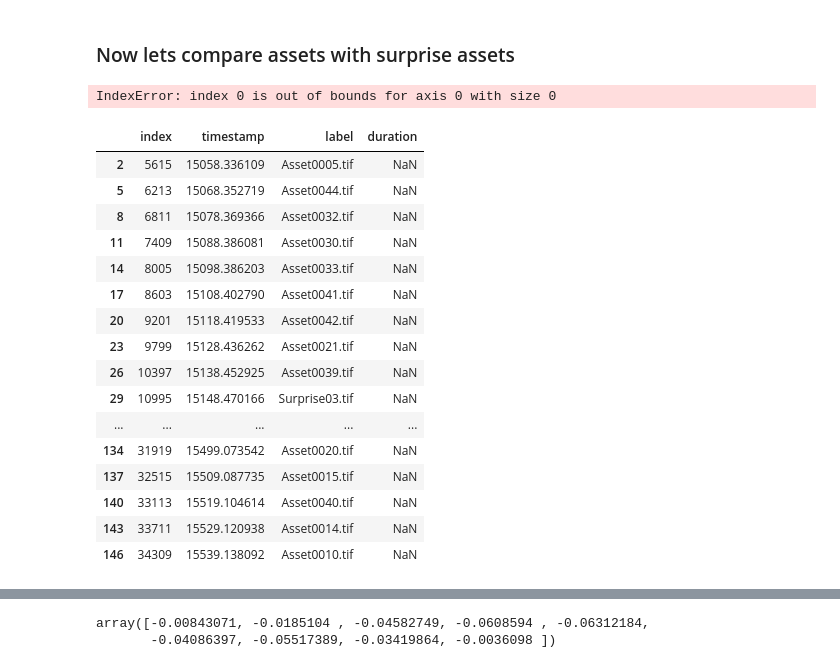
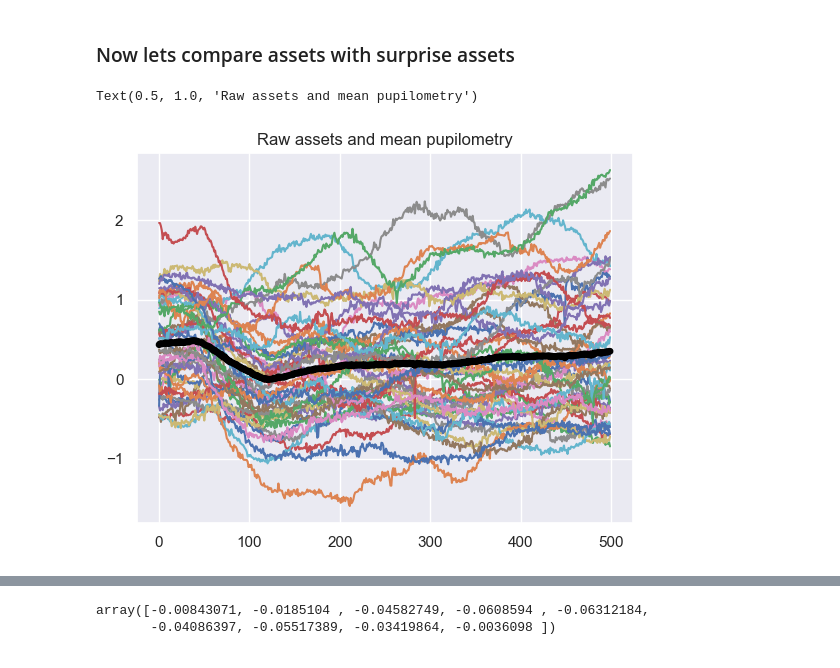
Before and after one commit to Rockyneuron/pupil_labs_analysis, a Jupyter notebook: analysis/pupillometry_analysis.ipynb, the cells around one changed output, grey strips where cells are left out. Cells and saved outputs as stored; diff of their text form; code cells hidden in the pictures.

Commit message:
[st] preliminary surprise for one eye

```diff
--- a/analysis/pupillometry_analysis.ipynb
+++ b/analysis/pupillometry_analysis.ipynb
@@ -322,0 +318,3 @@ event_annotations
+# %%
+for im in event_annotations.values.flatten():
+    print(im)
@@ -327,9 +343,8 @@ event_annotations
 event_annotations=annotations_pd.loc[filter_assets,['label']]
 pupil_events_matrix=np.zeros([pupil_left_eye.shape[0],len(event_annotations)])
 
-for num,im in enumerate(event_annotations):
-    initial_anotation,end_anotation=cm.extract_annotations_timestamps(im,'label',annotations_pd[filter_assets])
-
+for num,im in enumerate(event_annotations.values.flatten()):
+    initial_anotation,end_anotation=cm.extract_annotations_timestamps(im,'label',annotations_pd)
     segmented_df=cm.filter_rows_by_temporal_values(
         dataframe=pupil_left_eye,
         time_column='pupil_timestamp',
@@ -338,25 +353,27 @@ for num,im in enumerate(event_annotations):
         )
 
     pupil_events_matrix[0:len(segmented_df),num]=segmented_df['diameter_3d']
+
+#Now extract matrix with suprise assets
+surprise_annotations=annotations_pd.loc[filter_events_surprise,['label']]
+pupil_surprise_matrix=np.zeros([pupil_left_eye.shape[0],len(surprise_annotations)])
+
+for num,im in enumerate(surprise_annotations.values.flatten()):
+    initial_anotation,end_anotation=cm.extract_annotations_timestamps(im,'label',annotations_pd)
+    segmented_df=cm.filter_rows_by_temporal_values(
+        dataframe=pupil_left_eye,
+        time_column='pupil_timestamp',
+        ini_value=initial_anotation['timestamp'].values[0],
+        end_value=end_anotation['timestamp'].values[0]
+        )
+
+    pupil_surprise_matrix[0:len(segmented_df),num]=segmented_df['diameter_3d']
-# %% [output]
-IndexError: index 0 is out of bounds for axis 0 with size 0
-# %%
-annotations_pd[filter_events]
-# %% [output]
-|  | index | timestamp | label | duration |
-| 2 | 5615 | 15058.336109 | Asset0005.tif | NaN |
-| 5 | 6213 | 15068.352719 | Asset0044.tif | NaN |
-| 8 | 6811 | 15078.369366 | Asset0032.tif | NaN |
-| 11 | 7409 | 15088.386081 | Asset0030.tif | NaN |
-| 14 | 8005 | 15098.386203 | Asset0033.tif | NaN |
-| 17 | 8603 | 15108.402790 | Asset0041.tif | NaN |
-| 20 | 9201 | 15118.419533 | Asset0042.tif | NaN |
-| 23 | 9799 | 15128.436262 | Asset0021.tif | NaN |
-| 26 | 10397 | 15138.452925 | Asset0039.tif | NaN |
-| 29 | 10995 | 15148.470166 | Surprise03.tif | NaN |
-| ... | ... | ... | ... | ... |
-| 134 | 31919 | 15499.073542 | Asset0020.tif | NaN |
-| 137 | 32515 | 15509.087735 | Asset0015.tif | NaN |
-| 140 | 33113 | 15519.104614 | Asset0040.tif | NaN |
-| 143 | 33711 | 15529.120938 | Asset0014.tif | NaN |
-| 146 | 34309 | 15539.138092 | Asset0010.tif | NaN |
+# %%
+fig, ax=plt.subplots(1,1)
+ax.plot(pupil_events_matrix[0:500,:])
+ax.plot(np.mean(pupil_events_matrix[0:500,:],axis=1),linewidth=5,color='black')
+# ax.legend([images,'assets mean'])
+ax.set_title('Raw assets and mean pupilometry')
+# %% [output]
+Text(0.5, 1.0, 'Raw assets and mean pupilometry')
+[figure, added]
```
Also changed, not shown: parts of 4 cells of this notebook.
